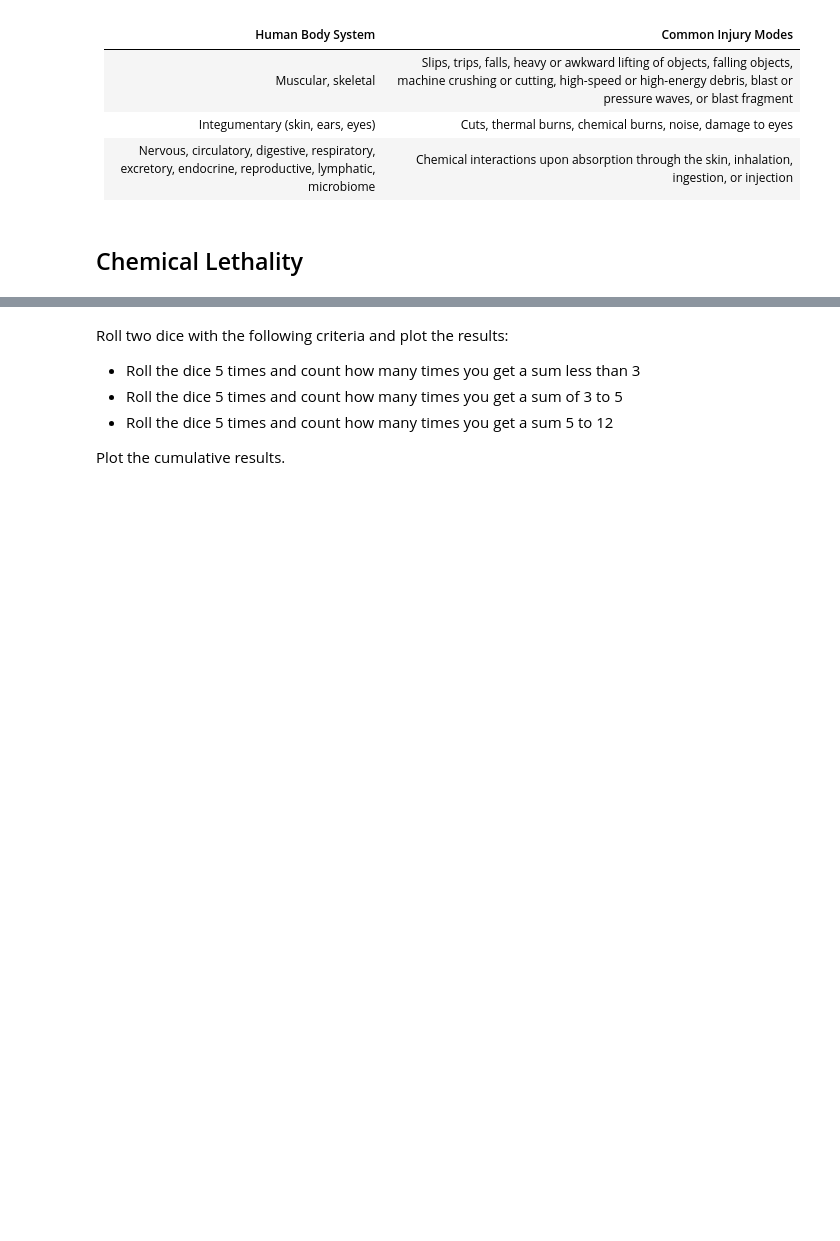
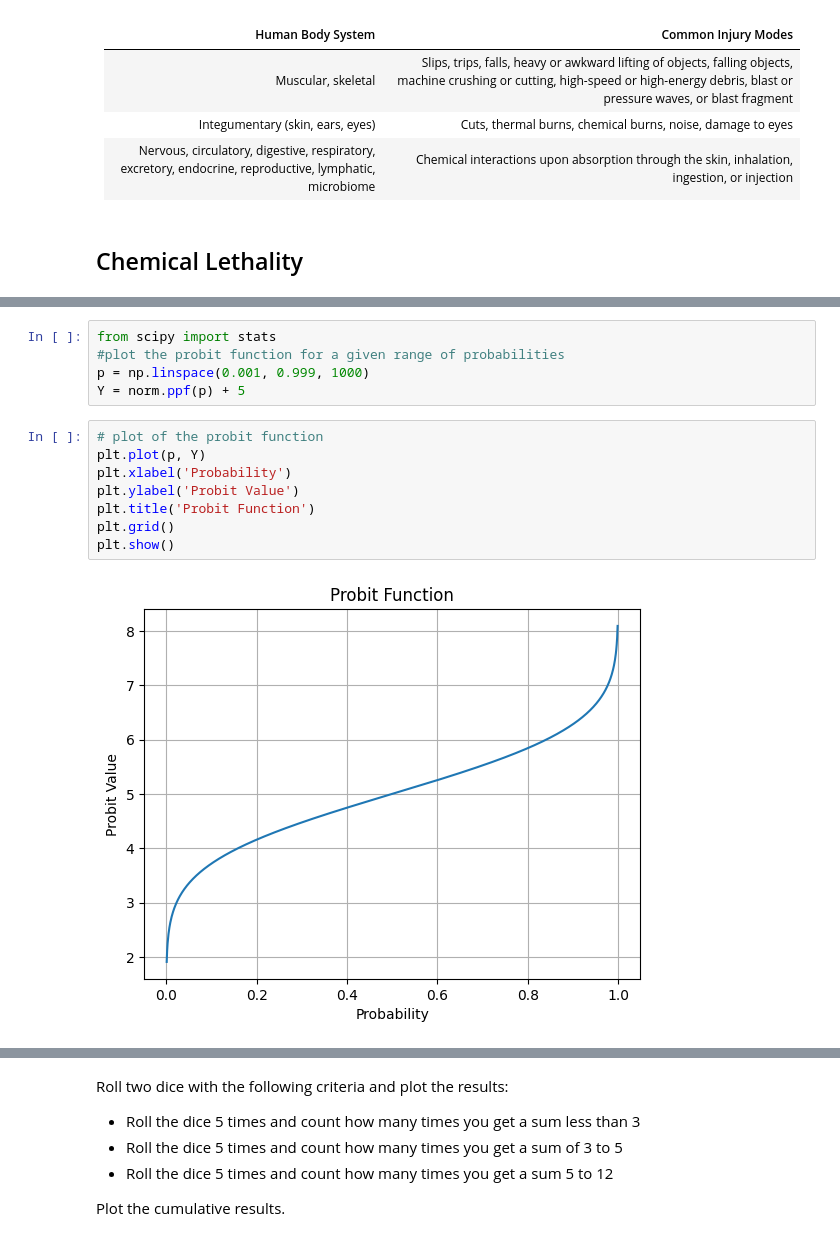
Before and after one commit to clint-bg/safetyinjc, a Jupyter notebook: harmrisk/05-humanbody.ipynb, the cells around one changed output, grey strips where cells are left out. Drawn from its saved outputs; the diff is of its cells as text; blank space fills up the shorter version.

```diff
--- a/harmrisk/05-humanbody.ipynb
+++ b/harmrisk/05-humanbody.ipynb
@@ -155,0 +159,15 @@ where Y is the probit value and $f$ is the mortality fraction of probability.
+# %%
+from scipy import stats
+#plot the probit function for a given range of probabilities
+p = np.linspace(0.001, 0.999, 1000)
+Y = norm.ppf(p) + 5
+# %%
+# plot of the probit function
+plt.plot(p, Y)
+plt.xlabel('Probability')
+plt.ylabel('Probit Value')
+plt.title('Probit Function')
+plt.grid()
+plt.show()
+# %% [output]
+[figure, added]
```
Also changed, not shown: parts of 19 cells of this notebook, 1 other file.
